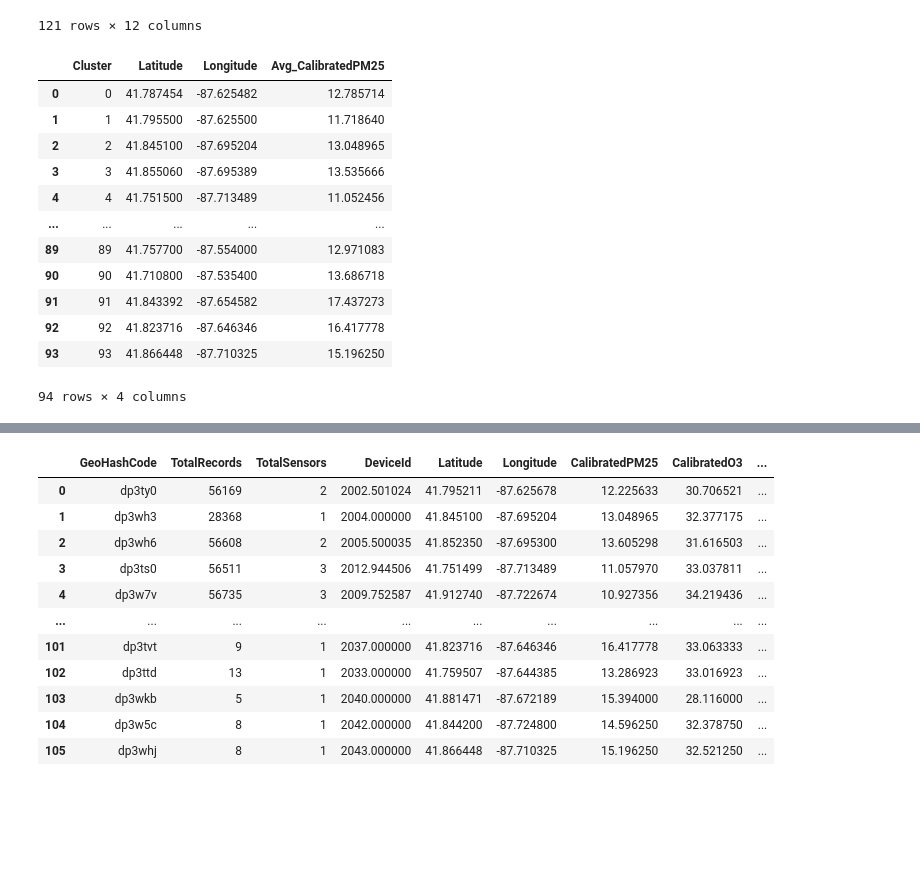
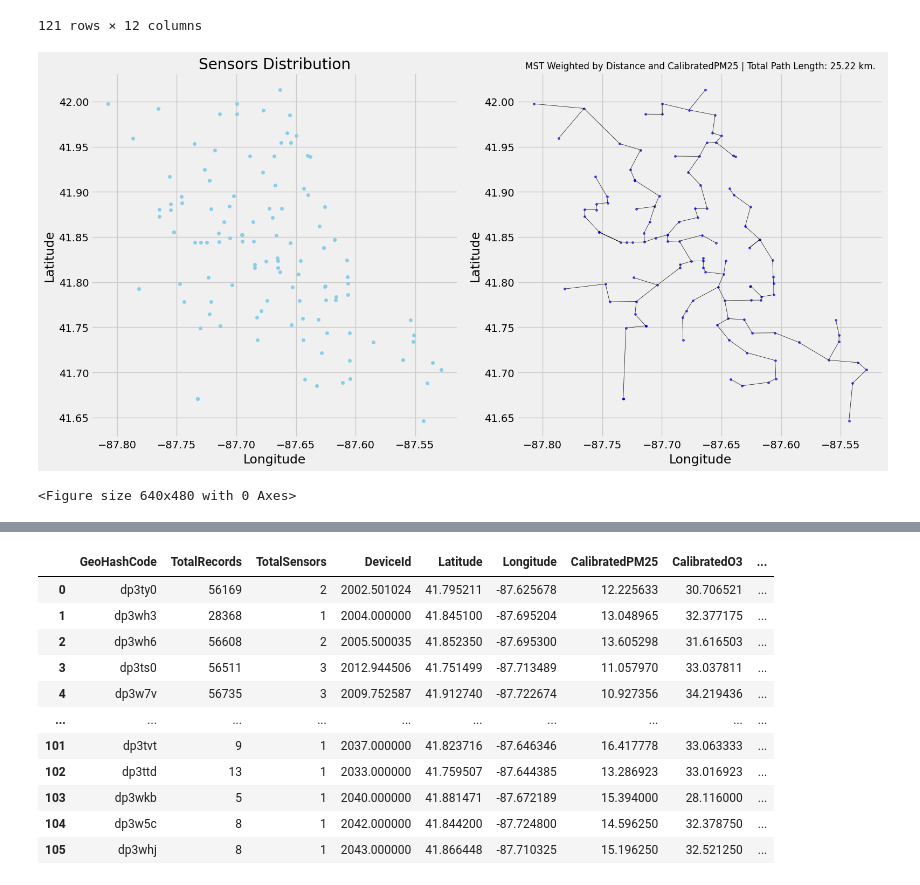
Before and after one commit to Dr-Isam-ALJAWARNEH/fds-project-geodevelopers, a Jupyter notebook: Minimum_Spanning_Tree_for_Optimizing_Pollution_Monitoring_Networks.ipynb, the cells around one changed output, grey strips where cells are left out. Cells and saved outputs as stored; diff of their text form; code cells hidden in the pictures; blank space fills up the shorter version.

```diff
--- a/Minimum_Spanning_Tree_for_Optimizing_Pollution_Monitoring_Networks.ipynb
+++ b/Minimum_Spanning_Tree_for_Optimizing_Pollution_Monitoring_Networks.ipynb
@@ -399,23 +500,15 @@ Pollution_By_Sensor
 | 119 | 2042.0 | 8.0 | 1.0 | 41.844200 | -87.724800 | 14.596250 | 32.378750 | ... |
 | 120 | 2043.0 | 8.0 | 1.0 | 41.866448 | -87.710325 | 15.196250 | 32.521250 | ... |
 121 rows × 12 columns
-# %%
-clustered_sensors, centroids_sensors = cluster_nearby_geohash_points(Pollution_By_Sensor, 'CalibratedPM25', ax=ax[0])
-centroids_sensors
-# %% [output]
-|  | Cluster | Latitude | Longitude | Avg_CalibratedPM25 |
-| 0 | 0 | 41.787454 | -87.625482 | 12.785714 |
-| 1 | 1 | 41.795500 | -87.625500 | 11.718640 |
-| 2 | 2 | 41.845100 | -87.695204 | 13.048965 |
-| 3 | 3 | 41.855060 | -87.695389 | 13.535666 |
-| 4 | 4 | 41.751500 | -87.713489 | 11.052456 |
-| ... | ... | ... | ... | ... |
-| 89 | 89 | 41.757700 | -87.554000 | 12.971083 |
-| 90 | 90 | 41.710800 | -87.535400 | 13.686718 |
-| 91 | 91 | 41.843392 | -87.654582 | 17.437273 |
-| 92 | 92 | 41.823716 | -87.646346 | 16.417778 |
-| 93 | 93 | 41.866448 | -87.710325 | 15.196250 |
-94 rows × 4 columns
+# %%
+fig, ax = plt.subplots(1, 2, figsize=(16, 8))
+Pollution_By_Sensor.plot.scatter(x = "Longitude", y = "Latitude", ax=ax[0], c='skyblue', title="Sensors Distribution")
+mst_with_pollution(Pollution_By_Sensor, 'CalibratedPM25', ax=ax[1])
+plt.tight_layout()
+plt.show()
+# %% [output]
+[figure, added]
+<Figure size 640x480 with 0 Axes>
 # %%
 fig, ax = plt.subplots(1, 2, figsize=(16, 8))
 clustered_sensors, centroids_sensors = cluster_nearby_geohash_points(Pollution_By_Sensor, 'CalibratedPM25', ax=ax[0])
```
Also changed, not shown: parts of 23 cells of this notebook.
